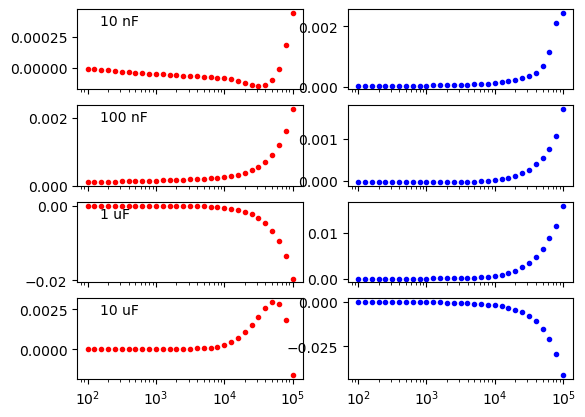
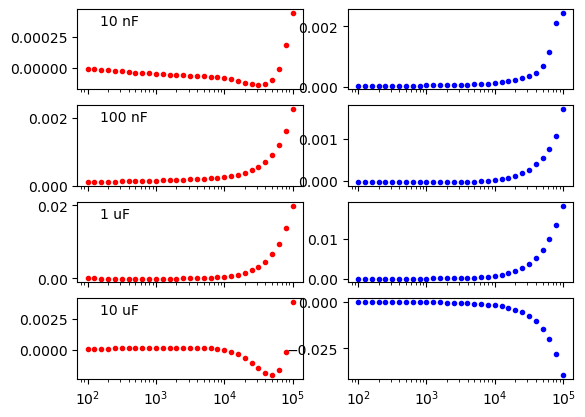
Code edit (unified diff) that turned the first committed figure into the second:
--- before
+++ after
@@ -1,6 +1,6 @@
 fig,ax = plt.subplots(4,2,sharex=True)
 ax = ax.flatten()
-ax[0].plot(Cap10nF.ana_mean[:,0],Cap10nF.ana_mean[:,7],'r.')
-ax[1].plot(Cap10nF.ana_mean[:,0],Cap10nF.ana_mean[:,8],'b.')
+ax[0].errorbar(Cap10nF.ana_mean[:,0],Cap10nF.ana_mean[:,7],Cap10nF.ana_std[:,7],fmt='r.')
+ax[1].errorbar(Cap10nF.ana_mean[:,0],Cap10nF.ana_mean[:,8],Cap10nF.ana_std[:,8],fmt='b.')
 beforeleft   = Cap10nF.ana_mean[:,7]
 beforeright = Cap10nF.ana_mean[:,8]

Commit: Worked on analysis on my pc